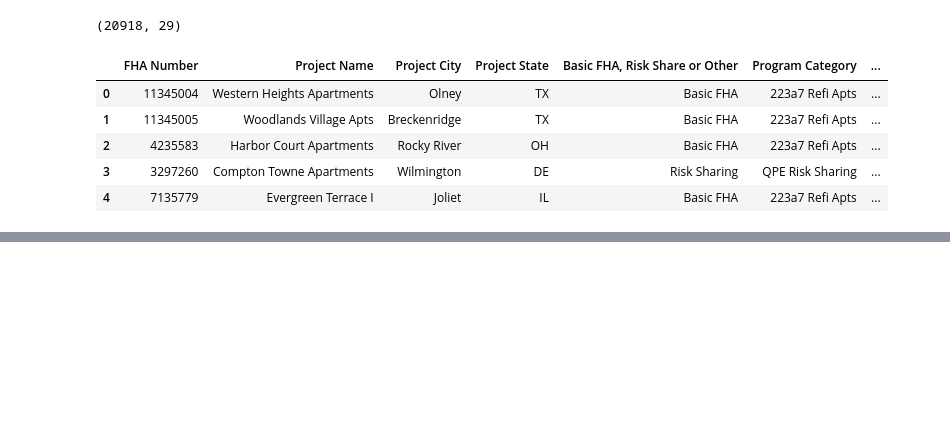
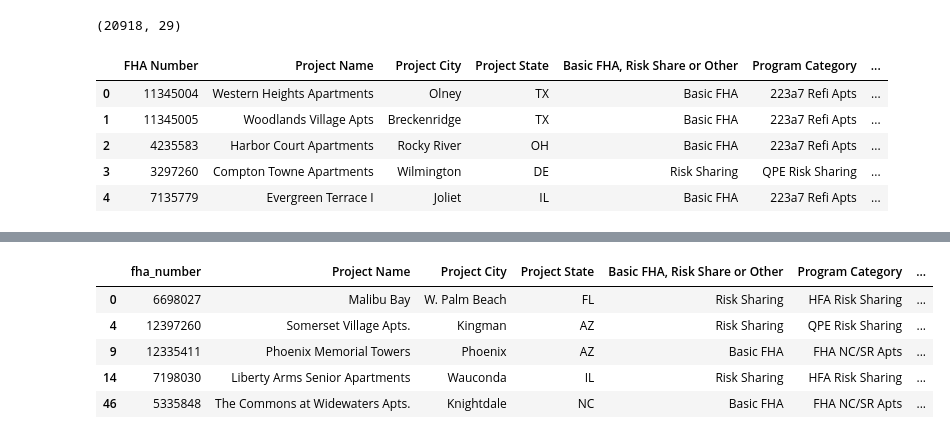
Before and after one commit to aleclhartman/personal_projects, a Jupyter notebook: testfit_wrangle.ipynb, the cells around one changed output, grey strips where cells are left out. Drawn from its saved outputs; the diff is of its cells as text; code cells hidden in the pictures; blank space fills up the shorter version.

```diff
--- a/testfit_wrangle.ipynb
+++ b/testfit_wrangle.ipynb
@@ -47,0 +106,9 @@ commitments_issued.tail()
+# %%
+nc_sr.head()
+# %% [output]
+|  | fha_number | Project Name | Project City | Project State | Basic FHA, Risk Share or Other | Program Category | ... |
+| 0 | 6698027 | Malibu Bay | W. Palm Beach | FL | Risk Sharing | HFA Risk Sharing | ... |
+| 4 | 12397260 | Somerset Village Apts. | Kingman | AZ | Risk Sharing | QPE Risk Sharing | ... |
+| 9 | 12335411 | Phoenix Memorial Towers | Phoenix | AZ | Basic FHA | FHA NC/SR Apts | ... |
+| 14 | 7198030 | Liberty Arms Senior Apartments | Wauconda | IL | Risk Sharing | HFA Risk Sharing | ... |
+| 46 | 5335848 | The Commons at Widewaters Apts. | Knightdale | NC | Basic FHA | FHA NC/SR Apts | ... |
```
Also changed, not shown: parts of 7 cells of this notebook.
